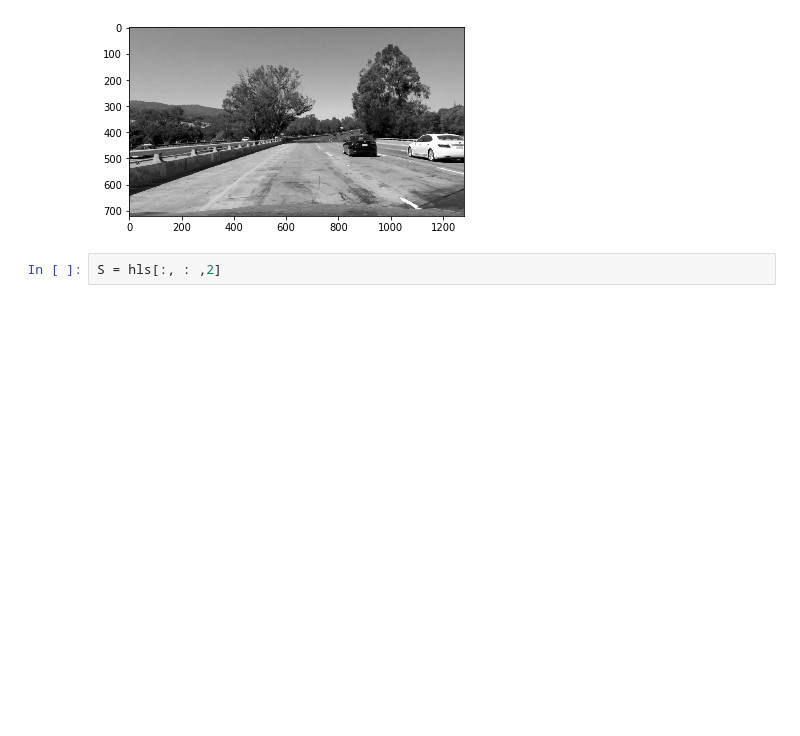
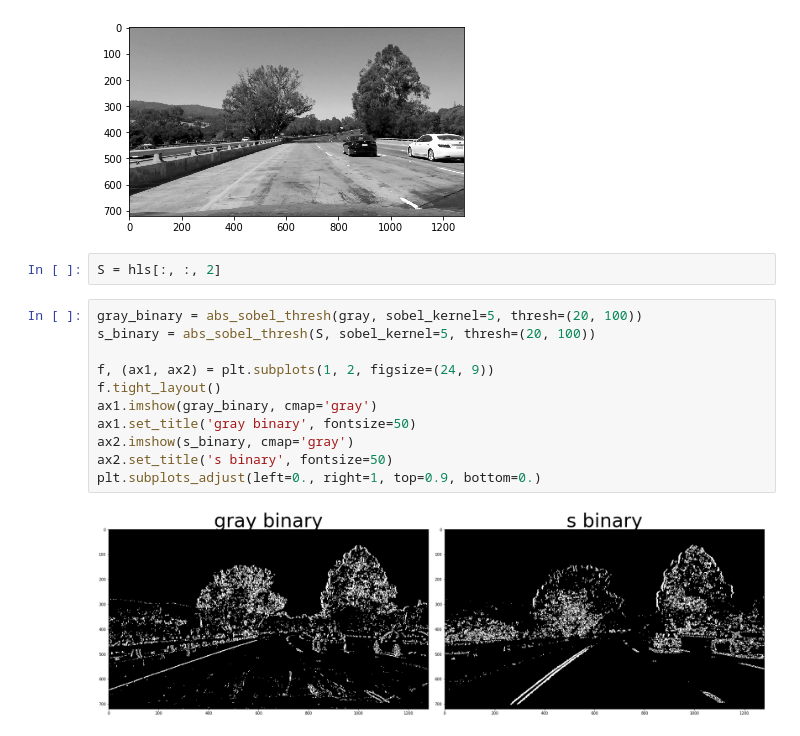
Before and after one commit to suryasumukh/CarND-Advanced-Lane-Lines, a Jupyter notebook: lane-finding.ipynb, the cells around one changed output. Cells and saved outputs as stored; diff of their text form; blank space fills up the shorter version.

```diff
--- a/lane-finding.ipynb
+++ b/lane-finding.ipynb
@@ -67,4 +86,17 @@ plt.imshow(gray, cmap='gray')
 <matplotlib.image.AxesImage at 0x...>
 [figure]
 # %%
-S = hls[:, : ,2]
+S = hls[:, :, 2]
+# %%
+gray_binary = abs_sobel_thresh(gray, sobel_kernel=5, thresh=(20, 100))
+s_binary = abs_sobel_thresh(S, sobel_kernel=5, thresh=(20, 100))
+
+f, (ax1, ax2) = plt.subplots(1, 2, figsize=(24, 9))
+f.tight_layout()
+ax1.imshow(gray_binary, cmap='gray')
+ax1.set_title('gray binary', fontsize=50)
+ax2.imshow(s_binary, cmap='gray')
+ax2.set_title('s binary', fontsize=50)
+plt.subplots_adjust(left=0., right=1, top=0.9, bottom=0.)
+# %% [output]
+[figure, added]
```
Also changed, not shown: parts of 19 cells of this notebook.
